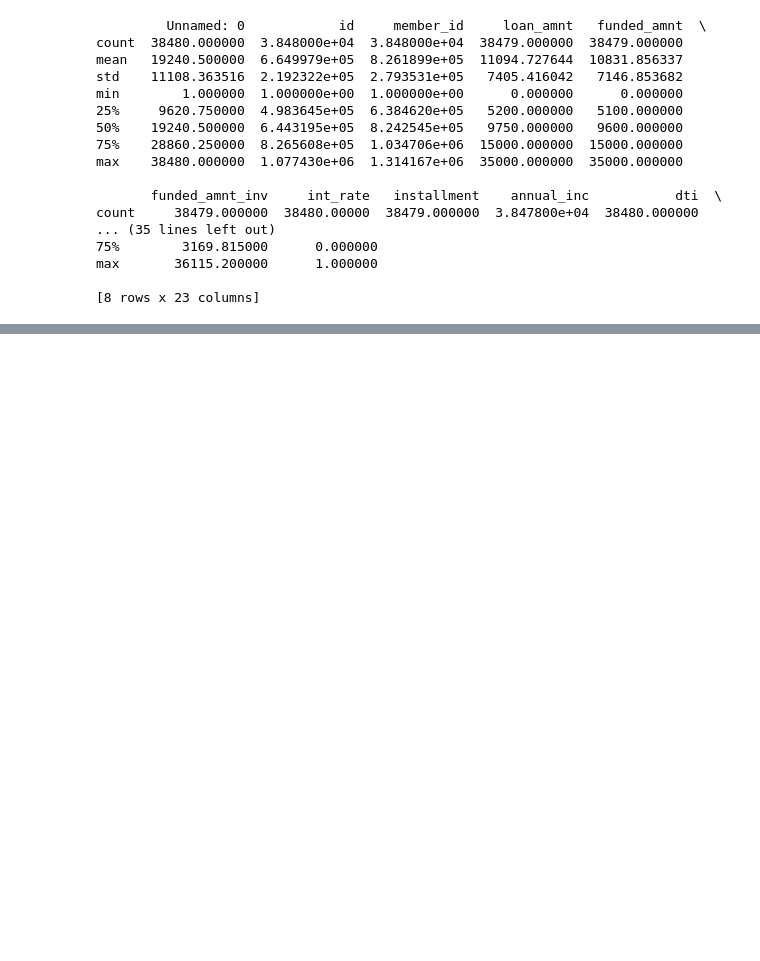
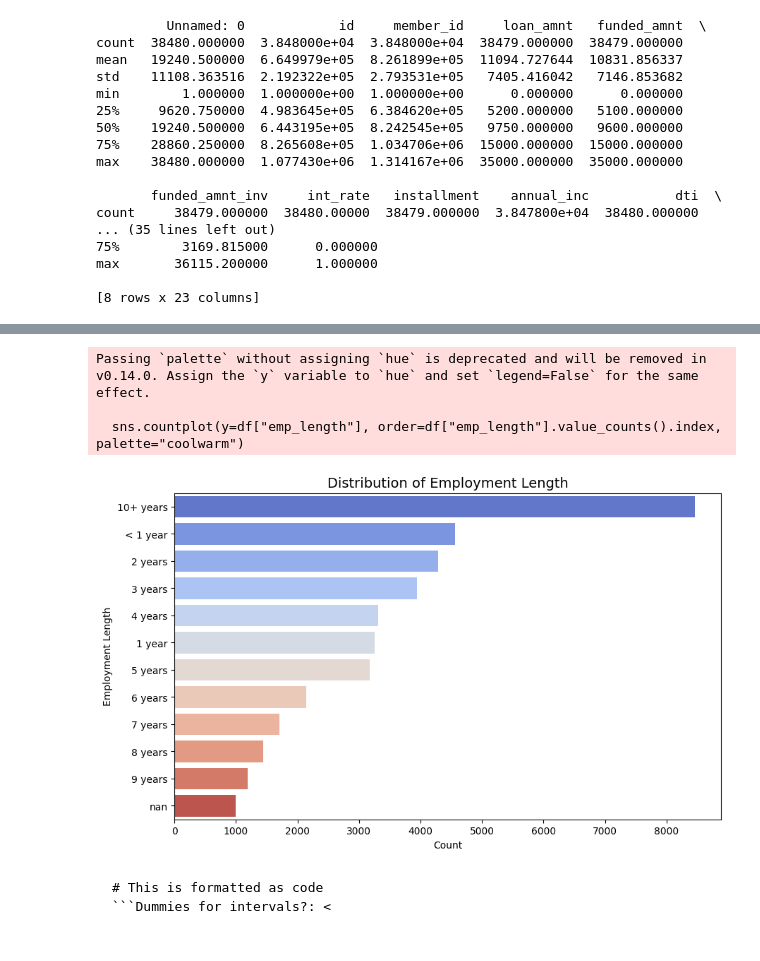
Before and after one commit to sergeGITH/TS, a Jupyter notebook: TMDL_group_project.ipynb, the cells around one changed output, grey strips where cells are left out. Cells and saved outputs as stored; diff of their text form; code cells hidden in the pictures; blank space fills up the shorter version.

````diff
--- a/TMDL_group_project.ipynb
+++ b/TMDL_group_project.ipynb
@@ -70,0 +164,31 @@ max       36115.200000      1.000000
+# %%
+import matplotlib.pyplot as plt
+import seaborn as sns
+
+# Clean emp_length by converting it to string (in case of mixed types)
+df["emp_length"] = df["emp_length"].astype(str)
+
+# Set figure size
+plt.figure(figsize=(10, 6))
+
+# Create a bar plot for employment length counts
+sns.countplot(y=df["emp_length"], order=df["emp_length"].value_counts().index, palette="coolwarm")
+
+# Add title and labels
+plt.title("Distribution of Employment Length", fontsize=14)
+plt.xlabel("Count")
+plt.ylabel("Employment Length")
+
+# Show plot
+plt.show()
+# %% [output]
+Passing `palette` without assigning `hue` is deprecated and will be removed in v0.14.0. Assign the `y` variable to `hue` and set `legend=False` for the same effect.
+
+  sns.countplot(y=df["emp_length"], order=df["emp_length"].value_counts().index, palette="coolwarm")
+[figure, added]
+# %% [markdown]
+
+
+```
+# This is formatted as code
+```Dummies for intervals?: <
````
Also changed, not shown: parts of 8 cells of this notebook.
